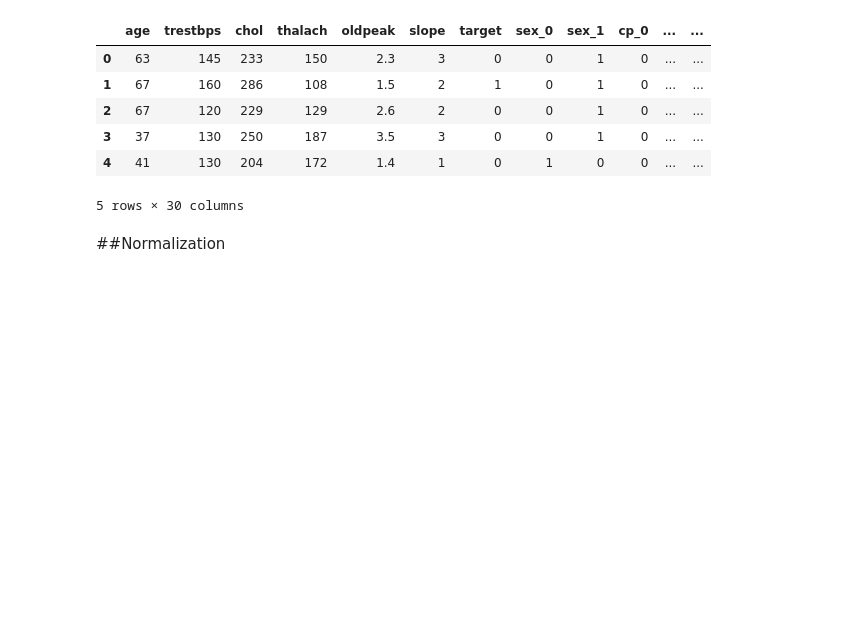
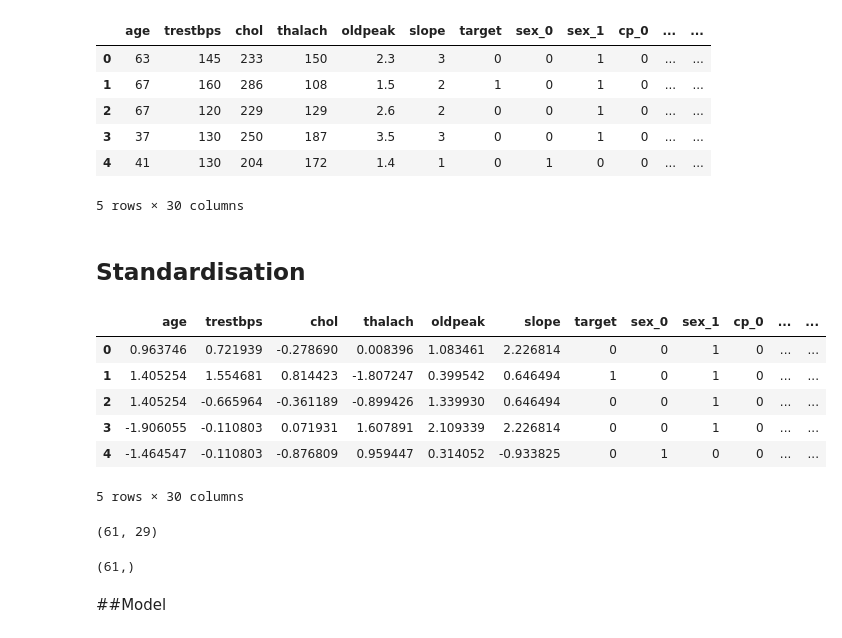
Before and after one commit to suryareddy1376/DeepLearning, a Jupyter notebook: CNN_from_Scratch_.ipynb, the cells around one changed output. Drawn from its saved outputs; the diff is of its cells as text; code cells hidden in the pictures; blank space fills up the shorter version.

```diff
--- a/CNN_from_Scratch_.ipynb
+++ b/CNN_from_Scratch_.ipynb
@@ -55,9 +55,20 @@ df.head()
 test_df = df.sample(frac=.2,random_state=42)
 train_df = df.drop(test_df.index)
 # %% [markdown]
-##Normalization
+## Standardisation
 # %%
 means = train_df[numeric_values].mean()
 sd = train_df[numeric_values].std()
+# %%
+train_df[numeric_values]= (train_df[numeric_values]-means)/sd
+test_df[numeric_values] = (test_df[numeric_values]-means)/sd
 # %%
-train_df =
+train_df.head()
+# %% [output]
+|  | age | trestbps | chol | thalach | oldpeak | slope | target | sex_0 | sex_1 | cp_0 | ... | ... |
+| 0 | 0.963746 | 0.721939 | -0.278690 | 0.008396 | 1.083461 | 2.226814 | 0 | 0 | 1 | 0 | ... | ... |
+| 1 | 1.405254 | 1.554681 | 0.814423 | -1.807247 | 0.399542 | 0.646494 | 1 | 0 | 1 | 0 | ... | ... |
+| 2 | 1.405254 | -0.665964 | -0.361189 | -0.899426 | 1.339930 | 0.646494 | 0 | 0 | 1 | 0 | ... | ... |
+| 3 | -1.906055 | -0.110803 | 0.071931 | 1.607891 | 2.109339 | 2.226814 | 0 | 0 | 1 | 0 | ... | ... |
+| 4 | -1.464547 | -0.110803 | -0.876809 | 0.959447 | 0.314052 | -0.933825 | 0 | 1 | 0 | 0 | ... | ... |
+5 rows × 30 columns
@@ -63,0 +81,5 @@ train_df =
+# %%
+train_X.shape
+test_X.shape
+# %% [output]
+(61, 29)
@@ -63,0 +89,7 @@ train_df =
+# %%
+train_y.shape
+test_y.shape
+# %% [output]
+(61,)
+# %% [markdown]
+##Model
```
Also changed, not shown: parts of 12 cells of this notebook.
